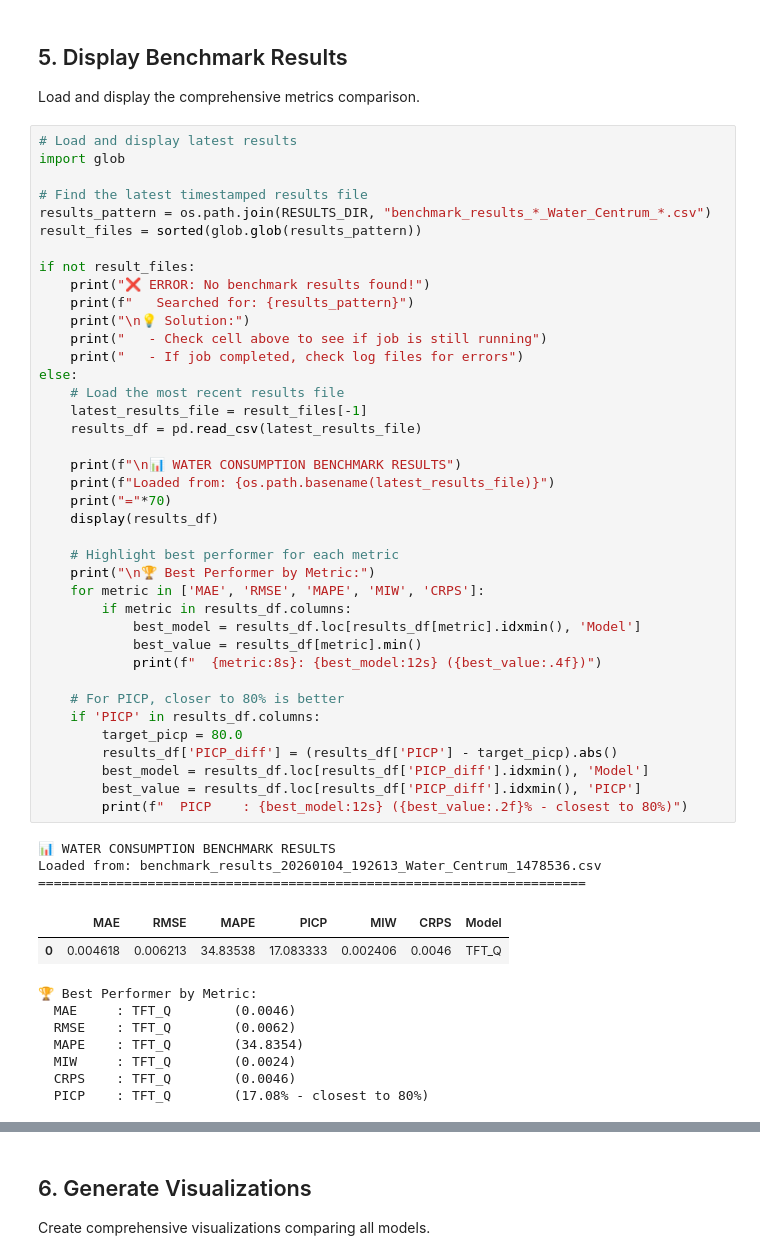
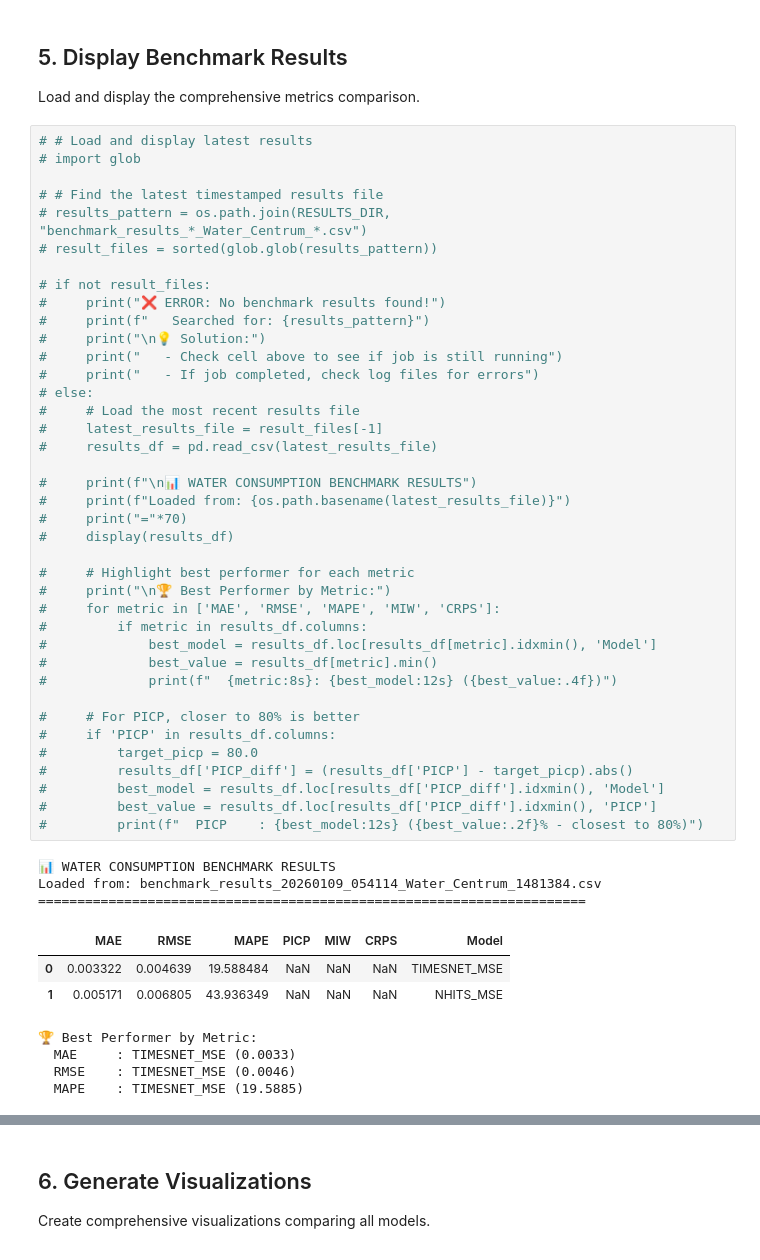
Before and after one commit to shubby1996/ExAI-Timeseries-Thesis, a Jupyter notebook: water_centrum_benchmark/notebooks/water_benchmark_runner.ipynb, the cells around one changed output, grey strips where cells are left out. Cells and saved outputs as stored; diff of their text form.

Commit message:
performed benchmark on _MSE for tommerby dataset. Added new metrics for determinsitic as well as probabilitsic.

```diff
--- a/water_centrum_benchmark/notebooks/water_benchmark_runner.ipynb
+++ b/water_centrum_benchmark/notebooks/water_benchmark_runner.ipynb
@@ -197,54 +197,52 @@ File found: ../results/benchmark_results_20260104_192613_Water_Centrum_1478536.c
 
 Load and display the comprehensive metrics comparison.
 # %%
-# Load and display latest results
-import glob
+# # Load and display latest results
+# import glob
 
-# Find the latest timestamped results file
-results_pattern = os.path.join(RESULTS_DIR, "benchmark_results_*_Water_Centrum_*.csv")
-result_files = sorted(glob.glob(results_pattern))
+# # Find the latest timestamped results file
+# results_pattern = os.path.join(RESULTS_DIR, "benchmark_results_*_Water_Centrum_*.csv")
+# result_files = sorted(glob.glob(results_pattern))
 
-if not result_files:
-    print("❌ ERROR: No benchmark results found!")
-    print(f"   Searched for: {results_pattern}")
-    print("\n💡 Solution:")
-    print("   - Check cell above to see if job is still running")
-    print("   - If job completed, check log files for errors")
-else:
-    # Load the most recent results file
-    latest_results_file = result_files[-1]
-    results_df = pd.read_csv(latest_results_file)
+# if not result_files:
+#     print("❌ ERROR: No benchmark results found!")
+#     print(f"   Searched for: {results_pattern}")
+#     print("\n💡 Solution:")
+#     print("   - Check cell above to see if job is still running")
+#     print("   - If job completed, check log files for errors")
+# else:
+#     # Load the most recent results file
+#     latest_results_file = result_files[-1]
+#     results_df = pd.read_csv(latest_results_file)
 
-    print(f"\n📊 WATER CONSUMPTION BENCHMARK RESULTS")
-    print(f"Loaded from: {os.path.basename(latest_results_file)}")
-    print("="*70)
-    display(results_df)
+#     print(f"\n📊 WATER CONSUMPTION BENCHMARK RESULTS")
+#     print(f"Loaded from: {os.path.basename(latest_results_file)}")
+#     print("="*70)
+#     display(results_df)
 
-    # Highlight best performer for each metric
-    print("\n🏆 Best Performer by Metric:")
-    for metric in ['MAE', 'RMSE', 'MAPE', 'MIW', 'CRPS']:
-        if metric in results_df.columns:
-            best_model = results_df.loc[results_df[metric].idxmin(), 'Model']
-            best_value = results_df[metric].min()
-            print(f"  {metric:8s}: {best_model:12s} ({best_value:.4f})")
+#     # Highlight best performer for each metric
+#     print("\n🏆 Best Performer by Metric:")
+#     for metric in ['MAE', 'RMSE', 'MAPE', 'MIW', 'CRPS']:
+#         if metric in results_df.columns:
+#             best_model = results_df.loc[results_df[metric].idxmin(), 'Model']
+#             best_value = results_df[metric].min()
+#             print(f"  {metric:8s}: {best_model:12s} ({best_value:.4f})")
 
-    # For PICP, closer to 80% is better
-    if 'PICP' in results_df.columns:
-        target_picp = 80.0
-        results_df['PICP_diff'] = (results_df['PICP'] - target_picp).abs()
-        best_model = results_df.loc[results_df['PICP_diff'].idxmin(), 'Model']
-        best_value = results_df.loc[results_df['PICP_diff'].idxmin(), 'PICP']
-        print(f"  PICP    : {best_model:12s} ({best_value:.2f}% - closest to 80%)")
+#     # For PICP, closer to 80% is better
+#     if 'PICP' in results_df.columns:
+#         target_picp = 80.0
+#         results_df['PICP_diff'] = (results_df['PICP'] - target_picp).abs()
+#         best_model = results_df.loc[results_df['PICP_diff'].idxmin(), 'Model']
+#         best_value = results_df.loc[results_df['PICP_diff'].idxmin(), 'PICP']
+#         print(f"  PICP    : {best_model:12s} ({best_value:.2f}% - closest to 80%)")
 # %% [output]
 📊 WATER CONSUMPTION BENCHMARK RESULTS
-Loaded from: benchmark_results_20260104_192613_Water_Centrum_1478536.csv
+Loaded from: benchmark_results_20260109_054114_Water_Centrum_1481384.csv
 ======================================================================
 |  | MAE | RMSE | MAPE | PICP | MIW | CRPS | Model |
-| 0 | 0.004618 | 0.006213 | 34.83538 | 17.083333 | 0.002406 | 0.0046 | TFT_Q |
+| 0 | 0.003322 | 0.004639 | 19.588484 | NaN | NaN | NaN | TIMESNET_MSE |
+| 1 | 0.005171 | 0.006805 | 43.936349 | NaN | NaN | NaN | NHITS_MSE |
 🏆 Best Performer by Metric:
-  MAE     : TFT_Q        (0.0046)
-  RMSE    : TFT_Q        (0.0062)
-  MAPE    : TFT_Q        (34.8354)
-  MIW     : TFT_Q        (0.0024)
-  CRPS    : TFT_Q        (0.0046)
-  PICP    : TFT_Q        (17.08% - closest to 80%)
+  MAE     : TIMESNET_MSE (0.0033)
+  RMSE    : TIMESNET_MSE (0.0046)
+  MAPE    : TIMESNET_MSE (19.5885)
```
Also changed, not shown: parts of 1 cell of this notebook, 19 other files.
